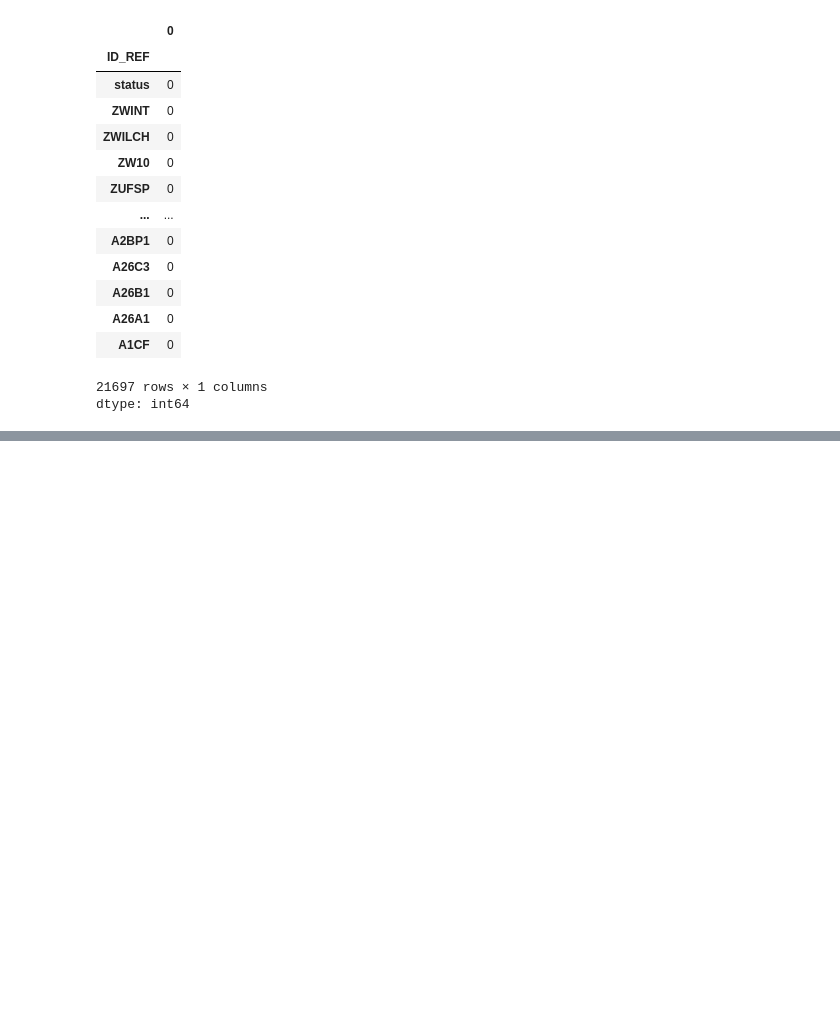
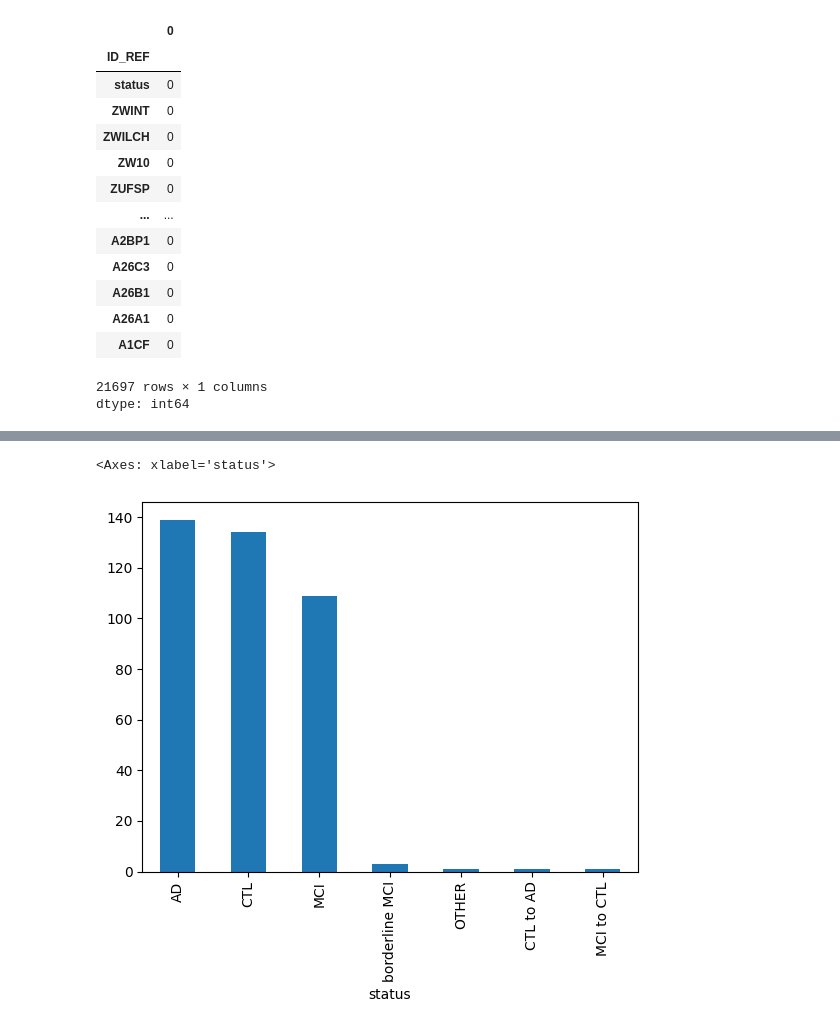
Before and after one commit to FerasAfi/genetic-alzheimer-disease-prediction-app, a Jupyter notebook: Notebooks/Data Cleaning.ipynb, the cells around one changed output, grey strips where cells are left out. Cells and saved outputs as stored; diff of their text form; code cells hidden in the pictures; blank space fills up the shorter version.

```diff
--- a/Notebooks/Data Cleaning.ipynb
+++ b/Notebooks/Data Cleaning.ipynb
@@ -452,0 +468,6 @@ plt.show()
+# %%
+file_path = "/content/drive/MyDrive/Colab Notebooks/Personal/brain_disease_prediction/GEO/Alzheimer/blood tissue/GSE63061_family.soft.gz"
+
+gse_61 = GEOProcessor(file_path)
+# %%
+gse_61.load_data()
@@ -452,0 +573,3 @@ plt.show()
+# %%
+metadata_gse_61 = gse_61.build_gse_metadata().set_index('patient_id')
+metadata_gse_61
@@ -452,0 +741,5 @@ plt.show()
+# %%
+metadata_gse_61["status"].value_counts().plot(kind='bar')
+# %% [output]
+<Axes: xlabel='status'>
+[figure, added]
```
Also changed, not shown: parts of 66 cells of this notebook, 5 other files.
